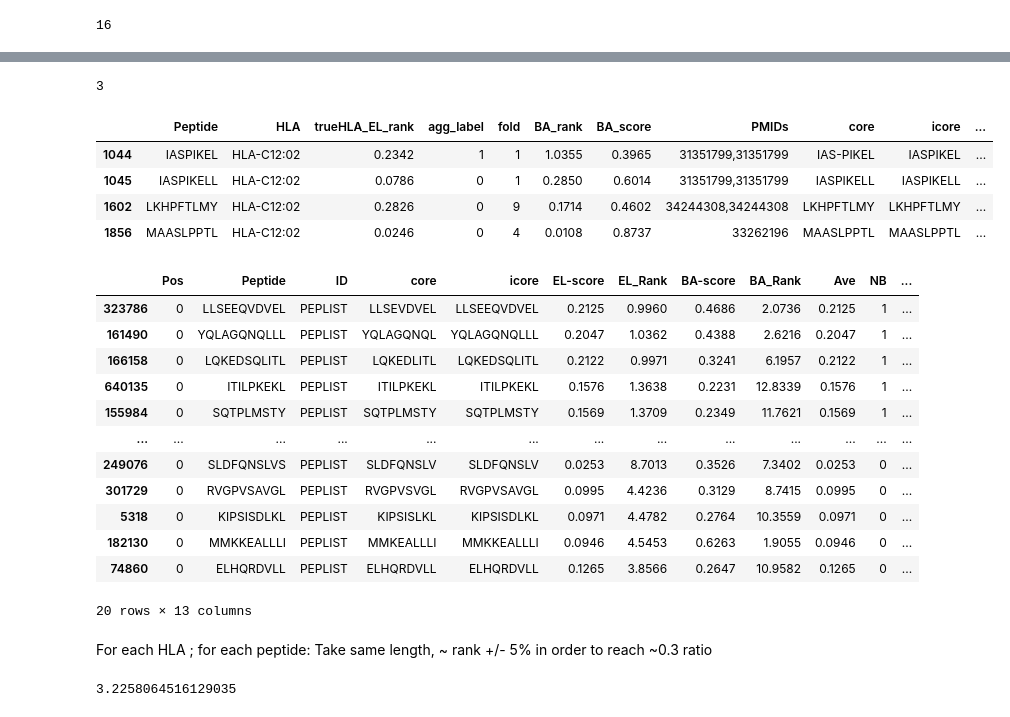
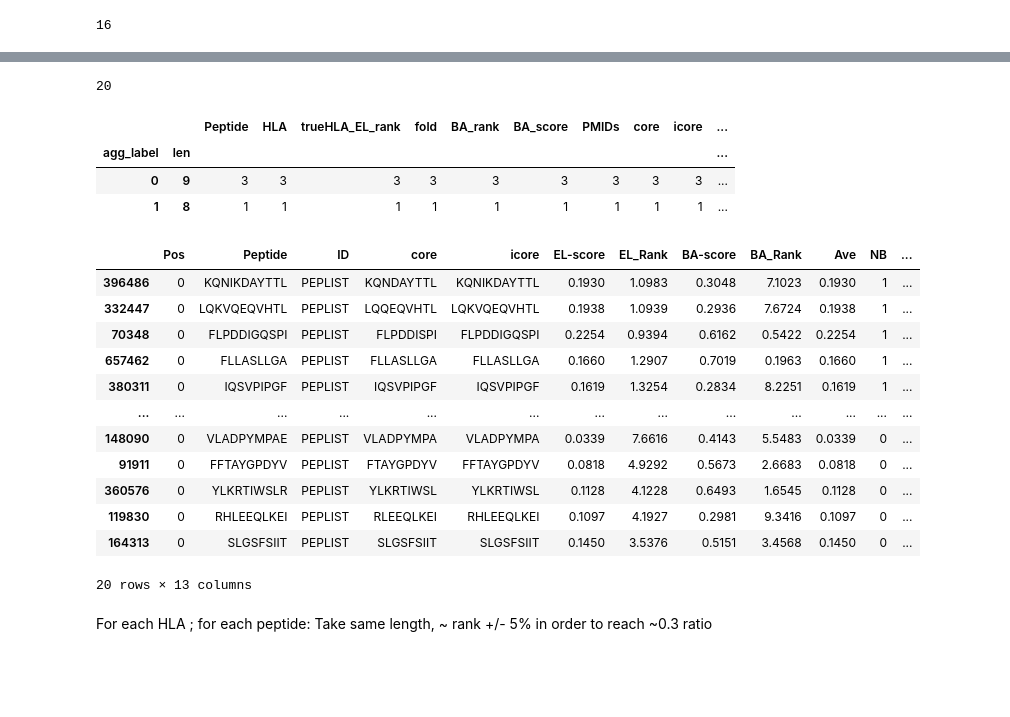
Before and after one commit to richieYT-wan/cedar, a Jupyter notebook: notebook/221003_rebalance_dataset_bootstrappingUntitled.ipynb, the cells around one changed output, grey strips where cells are left out. Drawn from its saved outputs; the diff is of its cells as text; code cells hidden in the pictures; blank space fills up the shorter version.

```diff
--- a/notebook/221003_rebalance_dataset_bootstrappingUntitled.ipynb
+++ b/notebook/221003_rebalance_dataset_bootstrappingUntitled.ipynb
@@ -184,7 +184,7 @@ Text(0.5, 1.0, 'Pos-Neg ratio vs n_pos per HLA for CEDAR')
 # %%
 ref = round(sorted_ratios.loc['HLA-A02:01'].item(), 3)
 print(ref)
-hla_to_balance = sorted_ratios.query('`Pos-Neg ratio`>1 and HLA != "HLA-A02:01"').index
+hla_to_balance = sorted_ratios.query('`Pos-Neg ratio`>=.9 and HLA != "HLA-A02:01"').index
 hla_to_balance
 # %% [output]
 0.307
@@ -208,9 +208,3 @@ def get_closest_n(n_pos):
 get_closest_n(4)
 # %% [output]
 13
-# %%
-for hla in hla_to_balance:
-    tmp=cedar.query('HLA==@hla')
-    pos = tmp.query('agg_label==1')
-    display(pos.groupby('len').agg(count=('Peptide','count')))
-    print(hla)
@@ -293,5 +226,0 @@ os.listdir('../output_xls/filtered_rank20/')[:5]
-# %%
-datadir = '../output_xls/filtered_rank20/'
-hla = 'HLA-A02:01'
-fns = [x for x in os.listdir(datadir) if hla.replace(':','') in x]
-fns
@@ -349,6 +240,7 @@ for hla in tqdm(hla_to_balance, leave=False):
     sample_hla = []
     if len(neg)==0:
         n_neg = get_closest_n(len(pos))
+        print('there', n_neg)
     else:
         n_neg = get_closest_n(len(pos))-len(neg)
         print('here', n_neg)
@@ -357,17 +249,22 @@ for hla in tqdm(hla_to_balance, leave=False):
     for _, row in pos.iterrows():
         rank = row['trueHLA_EL_rank']
         len_ = len(row['Peptide'])
-        lower, upper = rank-(.05*rank), rank+(.05*rank)
+        lower, upper = rank-(.1*rank), rank+(.1*rank)
         sample_hla.append(df.query('EL_Rank >= @lower and EL_Rank<=@upper and len == @len_').sample(n_per))
     sample_hla = pd.concat(sample_hla)
     n_remaining = n_neg-len(sample_hla)
+
+    print('first len', len(sample_hla))
     if n_remaining<=0:
+        sample_hla['HLA']=hla
+        samples_all.append(sample_hla)
         continue
     else:
         rank = pos.trueHLA_EL_rank.mean()
-        lower, upper = rank-(.05*rank), rank+(.05*rank)
+        lower, upper = rank-(.1*rank), rank+(.1*rank)
         sample_hla = sample_hla.append(df.query('EL_Rank >= @lower and EL_Rank<=@upper and len==9').sample(n_remaining))
-
-    sample_hla['HLA']=hla
+            sample_hla['HLA']=hla
+        samples_all.append(sample_hla)
+    print('2nd len', len(sample_hla))
     samples_all.append(sample_hla)
 # %% [output]
@@ -376,34 +285,29 @@ here 10
-# %%
-get_closest_n(1)
-# %% [output]
-3
+# %%
+print(len(pd.concat(samples_all)))
+# %% [output]
+20
 # %%
-tmp
+tmp.groupby(['agg_label','len']).count()
 # %% [output]
-|  | Peptide | HLA | trueHLA_EL_rank | agg_label | fold | BA_rank | BA_score | PMIDs | core | icore | ... |
-| 1044 | IASPIKEL | HLA-C12:02 | 0.2342 | 1 | 1 | 1.0355 | 0.3965 | 31351799,31351799 | IAS-PIKEL | IASPIKEL | ... |
-| 1045 | IASPIKELL | HLA-C12:02 | 0.0786 | 0 | 1 | 0.2850 | 0.6014 | 31351799,31351799 | IASPIKELL | IASPIKELL | ... |
-| 1602 | LKHPFTLMY | HLA-C12:02 | 0.2826 | 0 | 9 | 0.1714 | 0.4602 | 34244308,34244308 | LKHPFTLMY | LKHPFTLMY | ... |
-| 1856 | MAASLPPTL | HLA-C12:02 | 0.0246 | 0 | 4 | 0.0108 | 0.8737 | 33262196 | MAASLPPTL | MAASLPPTL | ... |
+|  |  | Peptide | HLA | trueHLA_EL_rank | fold | BA_rank | BA_score | PMIDs | core | icore | ... |
+| agg_label | len |  |  |  |  |  |  |  |  |  | ... |
+| 0 | 9 | 3 | 3 | 3 | 3 | 3 | 3 | 3 | 3 | 3 | ... |
+| 1 | 8 | 1 | 1 | 1 | 1 | 1 | 1 | 1 | 1 | 1 | ... |
 # %%
 pd.concat(samples_all)
 # %% [output]
 |  | Pos | Peptide | ID | core | icore | EL-score | EL_Rank | BA-score | BA_Rank | Ave | NB | ... |
-| 323786 | 0 | LLSEEQVDVEL | PEPLIST | LLSEVDVEL | LLSEEQVDVEL | 0.2125 | 0.9960 | 0.4686 | 2.0736 | 0.2125 | 1 | ... |
-| 161490 | 0 | YQLAGQNQLLL | PEPLIST | YQLAGQNQL | YQLAGQNQLLL | 0.2047 | 1.0362 | 0.4388 | 2.6216 | 0.2047 | 1 | ... |
-| 166158 | 0 | LQKEDSQLITL | PEPLIST | LQKEDLITL | LQKEDSQLITL | 0.2122 | 0.9971 | 0.3241 | 6.1957 | 0.2122 | 1 | ... |
-| 640135 | 0 | ITILPKEKL | PEPLIST | ITILPKEKL | ITILPKEKL | 0.1576 | 1.3638 | 0.2231 | 12.8339 | 0.1576 | 1 | ... |
-| 155984 | 0 | SQTPLMSTY | PEPLIST | SQTPLMSTY | SQTPLMSTY | 0.1569 | 1.3709 | 0.2349 | 11.7621 | 0.1569 | 1 | ... |
+| 396486 | 0 | KQNIKDAYTTL | PEPLIST | KQNDAYTTL | KQNIKDAYTTL | 0.1930 | 1.0983 | 0.3048 | 7.1023 | 0.1930 | 1 | ... |
+| 332447 | 0 | LQKVQEQVHTL | PEPLIST | LQQEQVHTL | LQKVQEQVHTL | 0.1938 | 1.0939 | 0.2936 | 7.6724 | 0.1938 | 1 | ... |
+| 70348 | 0 | FLPDDIGQSPI | PEPLIST | FLPDDISPI | FLPDDIGQSPI | 0.2254 | 0.9394 | 0.6162 | 0.5422 | 0.2254 | 1 | ... |
+| 657462 | 0 | FLLASLLGA | PEPLIST | FLLASLLGA | FLLASLLGA | 0.1660 | 1.2907 | 0.7019 | 0.1963 | 0.1660 | 1 | ... |
+| 380311 | 0 | IQSVPIPGF | PEPLIST | IQSVPIPGF | IQSVPIPGF | 0.1619 | 1.3254 | 0.2834 | 8.2251 | 0.1619 | 1 | ... |
 | ... | ... | ... | ... | ... | ... | ... | ... | ... | ... | ... | ... | ... |
-| 249076 | 0 | SLDFQNSLVS | PEPLIST | SLDFQNSLV | SLDFQNSLV | 0.0253 | 8.7013 | 0.3526 | 7.3402 | 0.0253 | 0 | ... |
-| 301729 | 0 | RVGPVSAVGL | PEPLIST | RVGPVSVGL | RVGPVSAVGL | 0.0995 | 4.4236 | 0.3129 | 8.7415 | 0.0995 | 0 | ... |
-| 5318 | 0 | KIPSISDLKL | PEPLIST | KIPSISLKL | KIPSISDLKL | 0.0971 | 4.4782 | 0.2764 | 10.3559 | 0.0971 | 0 | ... |
-| 182130 | 0 | MMKKEALLLI | PEPLIST | MMKEALLLI | MMKKEALLLI | 0.0946 | 4.5453 | 0.6263 | 1.9055 | 0.0946 | 0 | ... |
-| 74860 | 0 | ELHQRDVLL | PEPLIST | ELHQRDVLL | ELHQRDVLL | 0.1265 | 3.8566 | 0.2647 | 10.9582 | 0.1265 | 0 | ... |
+| 148090 | 0 | VLADPYMPAE | PEPLIST | VLADPYMPA | VLADPYMPA | 0.0339 | 7.6616 | 0.4143 | 5.5483 | 0.0339 | 0 | ... |
+| 91911 | 0 | FFTAYGPDYV | PEPLIST | FTAYGPDYV | FFTAYGPDYV | 0.0818 | 4.9292 | 0.5673 | 2.6683 | 0.0818 | 0 | ... |
+| 360576 | 0 | YLKRTIWSLR | PEPLIST | YLKRTIWSL | YLKRTIWSL | 0.1128 | 4.1228 | 0.6493 | 1.6545 | 0.1128 | 0 | ... |
+| 119830 | 0 | RHLEEQLKEI | PEPLIST | RLEEQLKEI | RHLEEQLKEI | 0.1097 | 4.1927 | 0.2981 | 9.3416 | 0.1097 | 0 | ... |
+| 164313 | 0 | SLGSFSIIT | PEPLIST | SLGSFSIIT | SLGSFSIIT | 0.1450 | 3.5376 | 0.5151 | 3.4568 | 0.1450 | 0 | ... |
 20 rows × 13 columns
 # %% [markdown]
 For each HLA ; for each peptide: Take same length, ~ rank +/- 5% in order to reach ~0.3 ratio
-# %%
-1/.31
-# %% [output]
-3.2258064516129035
```
Also changed, not shown: parts of 10 cells of this notebook.
